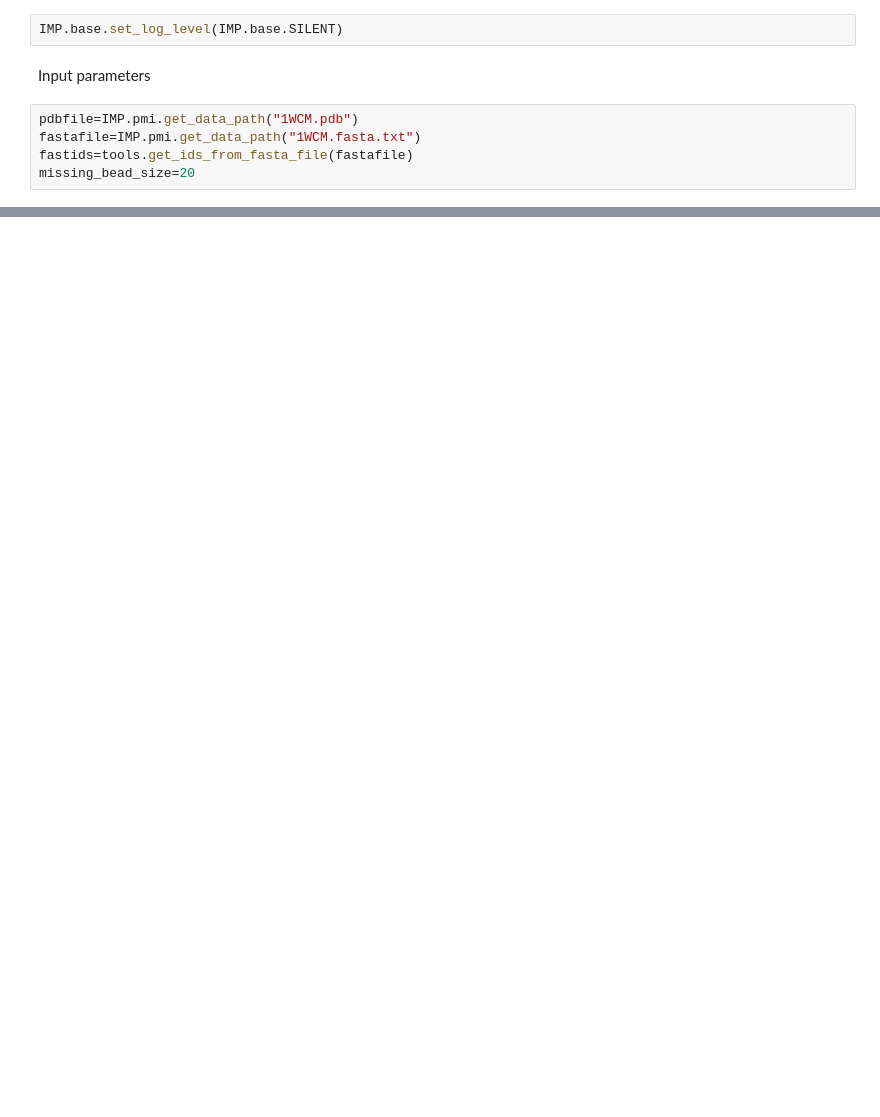
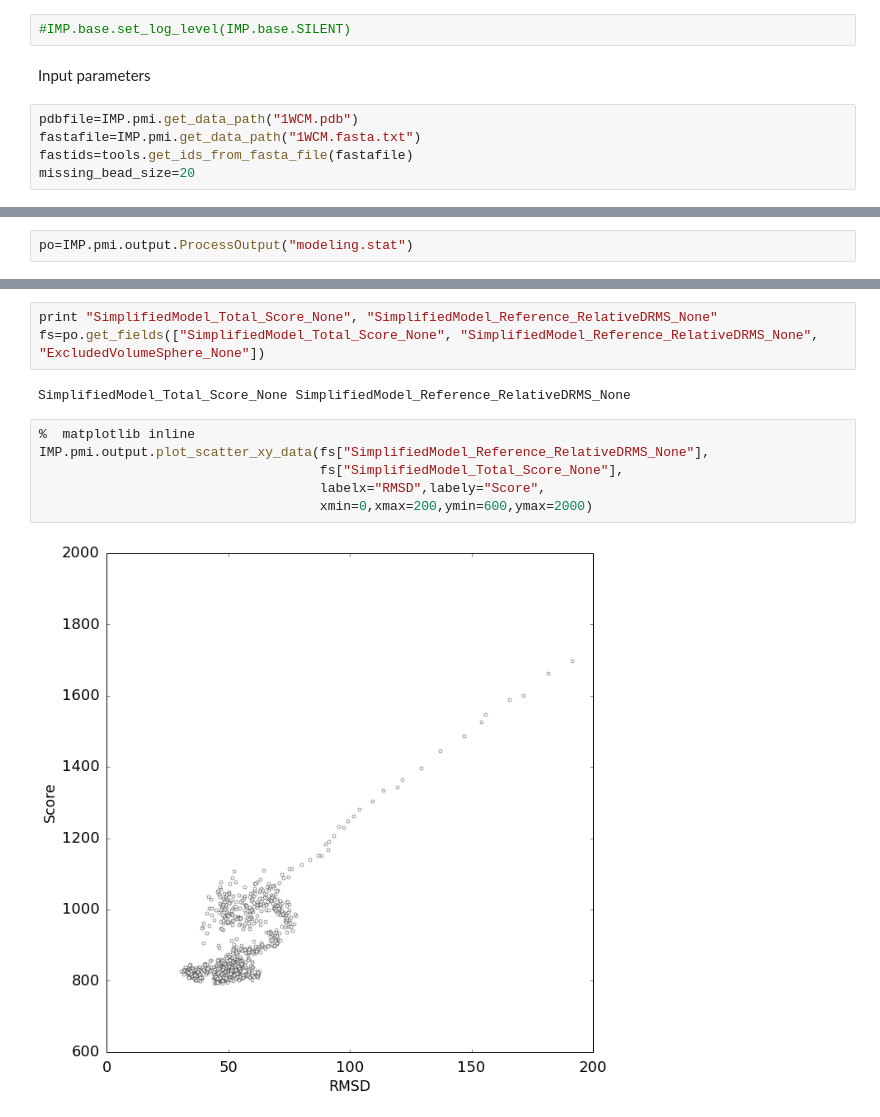
Before and after one commit to salilab/pmi, a Jupyter notebook: examples/rnapolii/crosslink/tutorial.ipynb, the cells around one changed output, grey strips where cells are left out. Drawn from its saved outputs; the diff is of its cells as text; blank space fills up the shorter version.

```diff
--- a/examples/rnapolii/crosslink/tutorial.ipynb
+++ b/examples/rnapolii/crosslink/tutorial.ipynb
@@ -26,5 +24,5 @@ ImportError: No module named stereochemistry
 # %%
-IMP.base.set_log_level(IMP.base.SILENT)
+#IMP.base.set_log_level(IMP.base.SILENT)
 # %% [markdown]
 Input parameters
 # %%
@@ -156,0 +219,2 @@ o.close_rmf("conformations.rmf3")
+# %%
+po=IMP.pmi.output.ProcessOutput("modeling.stat")
@@ -156,0 +242,13 @@ o.close_rmf("conformations.rmf3")
+# %%
+print "SimplifiedModel_Total_Score_None", "SimplifiedModel_Reference_RelativeDRMS_None"
+fs=po.get_fields(["SimplifiedModel_Total_Score_None", "SimplifiedModel_Reference_RelativeDRMS_None", "ExcludedVolumeSphere_None"])
+# %% [output]
+SimplifiedModel_Total_Score_None SimplifiedModel_Reference_RelativeDRMS_None
+# %%
+%  matplotlib inline
+IMP.pmi.output.plot_scatter_xy_data(fs["SimplifiedModel_Reference_RelativeDRMS_None"],
+                                    fs["SimplifiedModel_Total_Score_None"],
+                                    labelx="RMSD",labely="Score",
+                                    xmin=0,xmax=200,ymin=600,ymax=2000)
+# %% [output]
+[figure, added]
```
Also changed, not shown: parts of 17 cells of this notebook, 2 other files.
